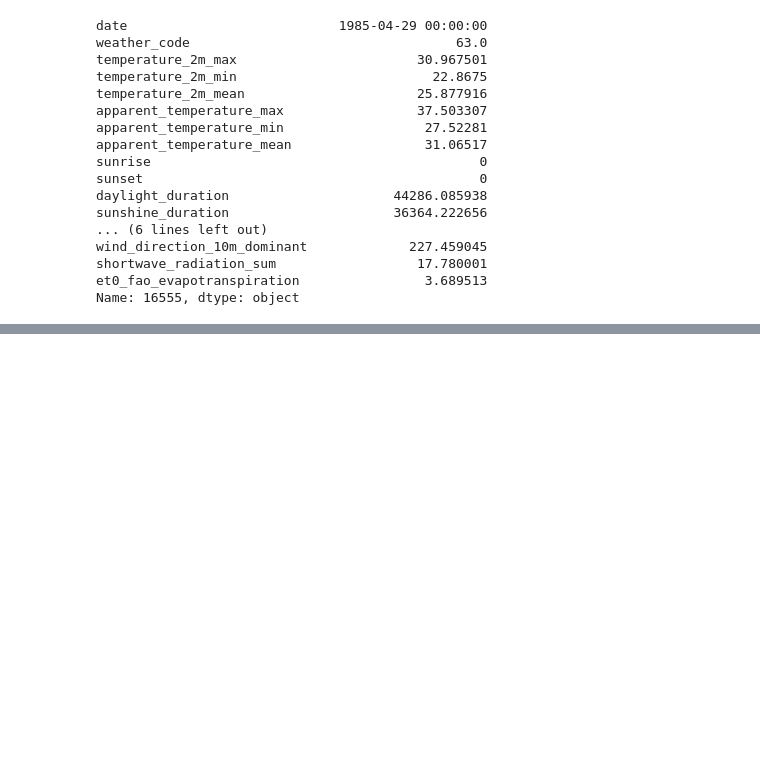
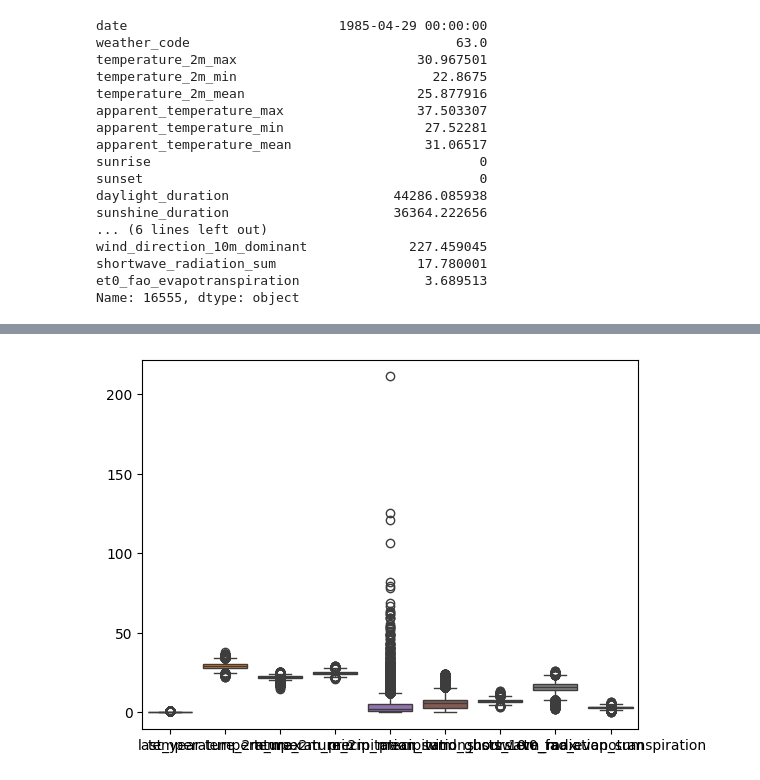
Before and after one commit to KwenteaneResearch/weather_checker, a Jupyter notebook: Notebooks/weather-api-exploration.ipynb, the cells around one changed output, grey strips where cells are left out. Drawn from its saved outputs; the diff is of its cells as text; code cells hidden in the pictures; blank space fills up the shorter version.

Commit message:
weather exploration

```diff
--- a/Notebooks/weather-api-exploration.ipynb
+++ b/Notebooks/weather-api-exploration.ipynb
@@ -227,0 +220,27 @@ daily_dataframe.groupby(daily_dataframe.index.dayofyear).mean()
+# %%
+studied_cols = ["last_year",
+                #"daily_decade",
+                #"weather_code",
+                "temperature_2m_max",
+                "temperature_2m_min",
+                "temperature_2m_mean",
+                #"apparent_temperature_max",
+                #"apparent_temperature_min",
+                #"apparent_temperature_mean",
+                #"sunrise",
+                #"sunset",
+                #"daylight_duration",
+                #"sunshine_duration",
+                "precipitation_sum",
+                #"rain_sum",
+                #"snowfall_sum",
+                "precipitation_hours",
+                #"wind_speed_10m_max",
+                "wind_gusts_10m_max",
+                #"wind_direction_10m_dominant",
+                "shortwave_radiation_sum",
+                "et0_fao_evapotranspiration"]
+# %%
+sns.boxplot(daily_dataframe[studied_cols]);#, hue="last_year");
+# %% [output]
+[figure, added]
```
Also changed, not shown: parts of 12 cells of this notebook, 2 other files.
